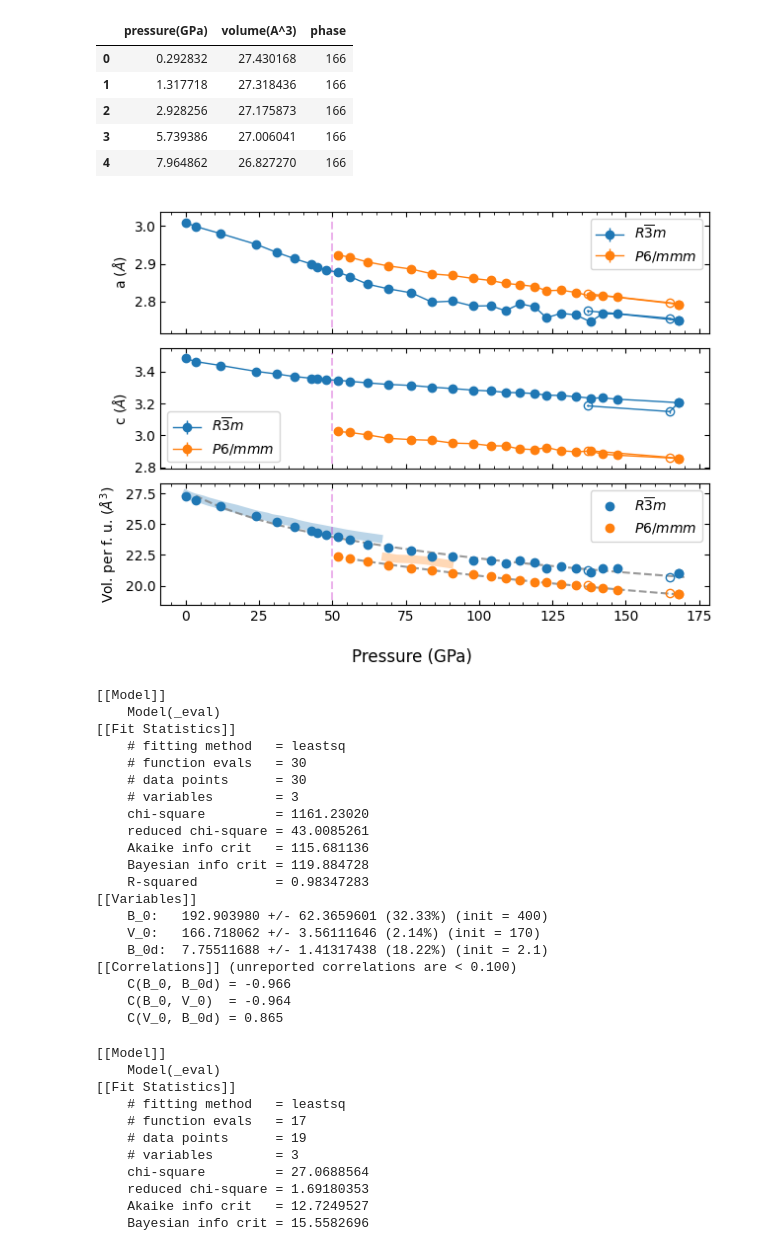
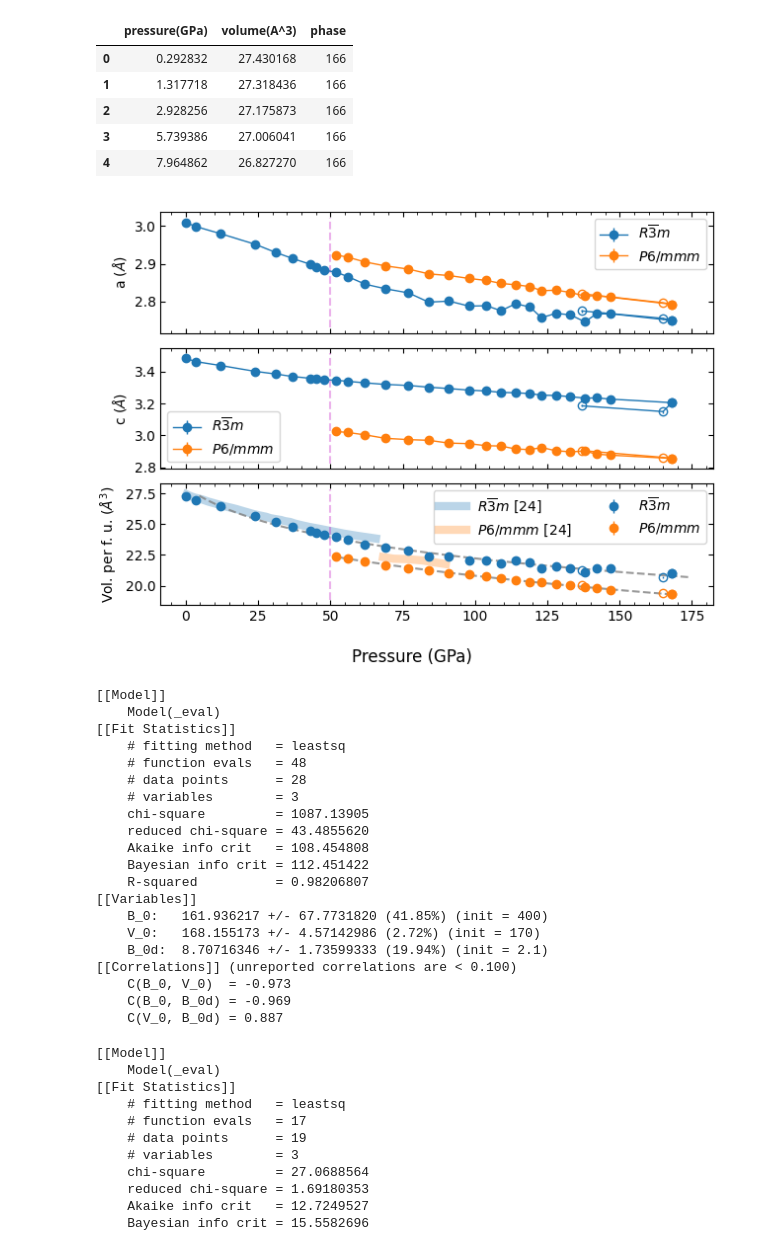
Before and after one commit to jhamlin-ufl/remob2, a Jupyter notebook: notebooks/HPXRD.ipynb, the cells around one changed output. Saved outputs shown, nothing was run; the diff lists cells and outputs as text; code cells hidden in the pictures.

```diff
--- a/notebooks/HPXRD.ipynb
+++ b/notebooks/HPXRD.ipynb
@@ -29,32 +29,32 @@ refdata.head()
 # %%
 fig, (ax1, ax2, ax3) = plt.subplots(3, 1, sharex=True)
 param_dict = {ax1: "a(A) esd_a a ($\AA$)", ax2: "c(A) esd_c c ($\AA$)", ax3: "vol(A^3) esd_vol Vol. per f. u. ($\AA^3$)"}
-phase_dict = {166: "$R\overline{3}m$ C0 192.903887 27.7863445 7.75511901", 191: "$P6/mmm$ C1 347.742249 25.0273216 4.90257289"}
+phase_dict = {166: "$R\overline{3}m$ C0 161.936217 28.0258621667 8.70716346", 191: "$P6/mmm$ C1 347.742249 25.0273216 4.90257289"}
 
 for ax in {ax1, ax2, ax3}:
     params = param_dict[ax].split()
     for phase in {166, 191}:
         phases = phase_dict[phase].split()
         if (phase==166) & (ax!=ax1):
             fac = 6
         else:
             fac = 1
         df = data[(data["phase"] == phase)]
-        ax.errorbar(df["pressure(GPa)"][:-2], df[params[0]][:-2]/fac, yerr=df[params[1]][:-2]/fac, marker="o", label=phases[0], c=phases[1], linewidth=0 if ax==ax3 else 1)
-        ax.errorbar(df["pressure(GPa)"][-3:], df[params[0]][-3:]/fac, yerr=df[params[1]][-3:]/fac, marker="o", markerfacecolor="None", c=phases[1], linewidth=0 if ax==ax3 else 1)
+        ax.errorbar(df["pressure(GPa)"][:-2], df[params[0]][:-2]/fac, yerr=df[params[1]][:-2]/fac, marker="o", label=phases[0], c=phases[1], linewidth=0 if ax==ax3 else 1, elinewidth=1)
+        ax.errorbar(df["pressure(GPa)"][-3:], df[params[0]][-3:]/fac, yerr=df[params[1]][-3:]/fac, marker="o", markerfacecolor="None", c=phases[1], linewidth=0 if ax==ax3 else 1, elinewidth=1)
         if ax==ax3:
             B_0, V_0, B_0d = [float(num) for num in phases[2:]]
             refdf = refdata[refdata["phase"] == phase]
-            ax.plot(refdf["pressure(GPa)"], refdf["volume(A^3)"], linewidth=6, alpha=0.3, c=phases[1])
+            ax.plot(refdf["pressure(GPa)"], refdf["volume(A^3)"], linewidth=6, alpha=0.3, c=phases[1], label=phases[0]+" [24]")
             V = np.linspace(df[params[0]].min()/fac, df[params[0]].max()/fac, 20)
             predicted_pressure = 3 * B_0 * (1 - (V / V_0) ** (1 / 3)) / (V / V_0) ** (2 / 3) * np.exp(3 * (1 - (V / V_0) ** (1 / 3)) * (B_0d - 1) / 2)
             ax.plot(predicted_pressure, V, c="gray", linestyle="dashed", alpha=0.8, linewidth=1.5)
+        ax.legend(ncol=2 if ax==ax3 else 1)
     ax.vlines(50, ax.get_ylim()[0], ax.get_ylim()[1], linestyle="dashed", color="m", alpha=0.3)
     ax.xaxis.set_minor_locator(AutoMinorLocator())
     ax.tick_params(top=True, right=True, which="both", direction="in")
     ax.set_ylabel(" ".join(params[2:]))
-    ax.legend()
 fig.supxlabel("Pressure (GPa)")
 plt.tight_layout()
 # %% [output]
-[figure, old version]
+[figure, new version]
@@ -65,29 +68,29 @@ model = ExpressionModel("3 * B_0 * (1 - (x / V_0)**(1/3)) / (x / V_0)**(2/3)"
                         " * exp(3 * (1 - (x / V_0)**(1/3)) * (B_0d - 1) / 2)")
 params = model.make_params(B_0=400, B_0d=2.1, V_0=170)
 # output = model.fit(df166["pressure(GPa)"][mask], params, x=df166["vol(A^3)"][mask])
-output = model.fit(df166["pressure(GPa)"], params, x=df166["vol(A^3)"])
+output = model.fit(df166["pressure(GPa)"][:-2], params, x=df166["vol(A^3)"])
 print(output.fit_report())
 # %% [output]
 [[Model]]
     Model(_eval)
 [[Fit Statistics]]
     # fitting method   = leastsq
-    # function evals   = 30
-    # data points      = 30
+    # function evals   = 48
+    # data points      = 28
     # variables        = 3
-    chi-square         = 1161.23020
-    reduced chi-square = 43.0085261
-    Akaike info crit   = 115.681136
-    Bayesian info crit = 119.884728
-    R-squared          = 0.98347283
+    chi-square         = 1087.13905
+    reduced chi-square = 43.4855620
+    Akaike info crit   = 108.454808
+    Bayesian info crit = 112.451422
+    R-squared          = 0.98206807
 [[Variables]]
-    B_0:   192.903980 +/- 62.3659601 (32.33%) (init = 400)
-    V_0:   166.718062 +/- 3.56111646 (2.14%) (init = 170)
-    B_0d:  7.75511688 +/- 1.41317438 (18.22%) (init = 2.1)
+    B_0:   161.936217 +/- 67.7731820 (41.85%) (init = 400)
+    V_0:   168.155173 +/- 4.57142986 (2.72%) (init = 170)
+    B_0d:  8.70716346 +/- 1.73599333 (19.94%) (init = 2.1)
 [[Correlations]] (unreported correlations are < 0.100)
-    C(B_0, B_0d) = -0.966
-    C(B_0, V_0)  = -0.964
-    C(V_0, B_0d) = 0.865
+    C(B_0, V_0)  = -0.973
+    C(B_0, B_0d) = -0.969
+    C(V_0, B_0d) = 0.887
 # %%
 model = ExpressionModel("3 * B_0 * (1 - (x / V_0)**(1/3)) / (x / V_0)**(2/3)"
                         " * exp(3 * (1 - (x / V_0)**(1/3)) * (B_0d - 1) / 2)")
```
Also changed, not shown: parts of 1 cell of this notebook.
